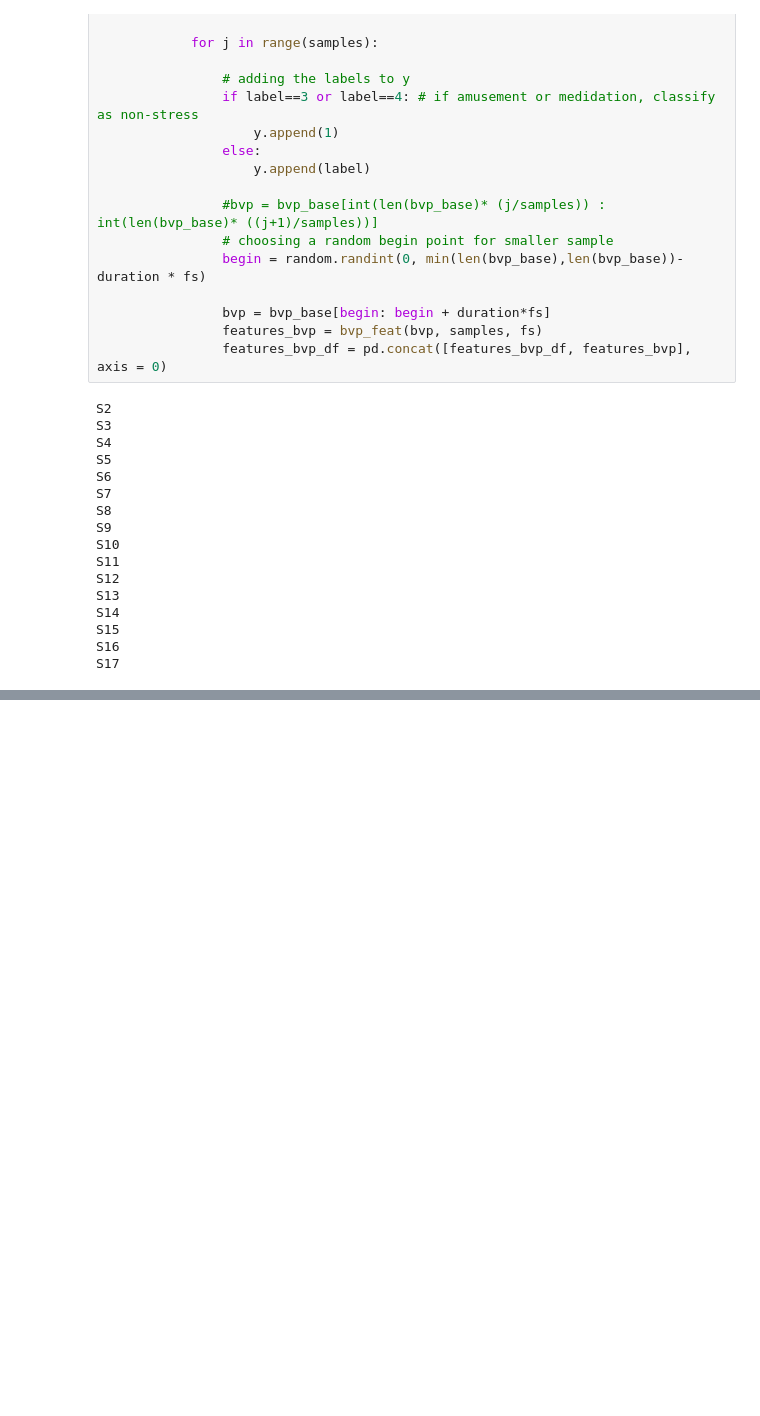
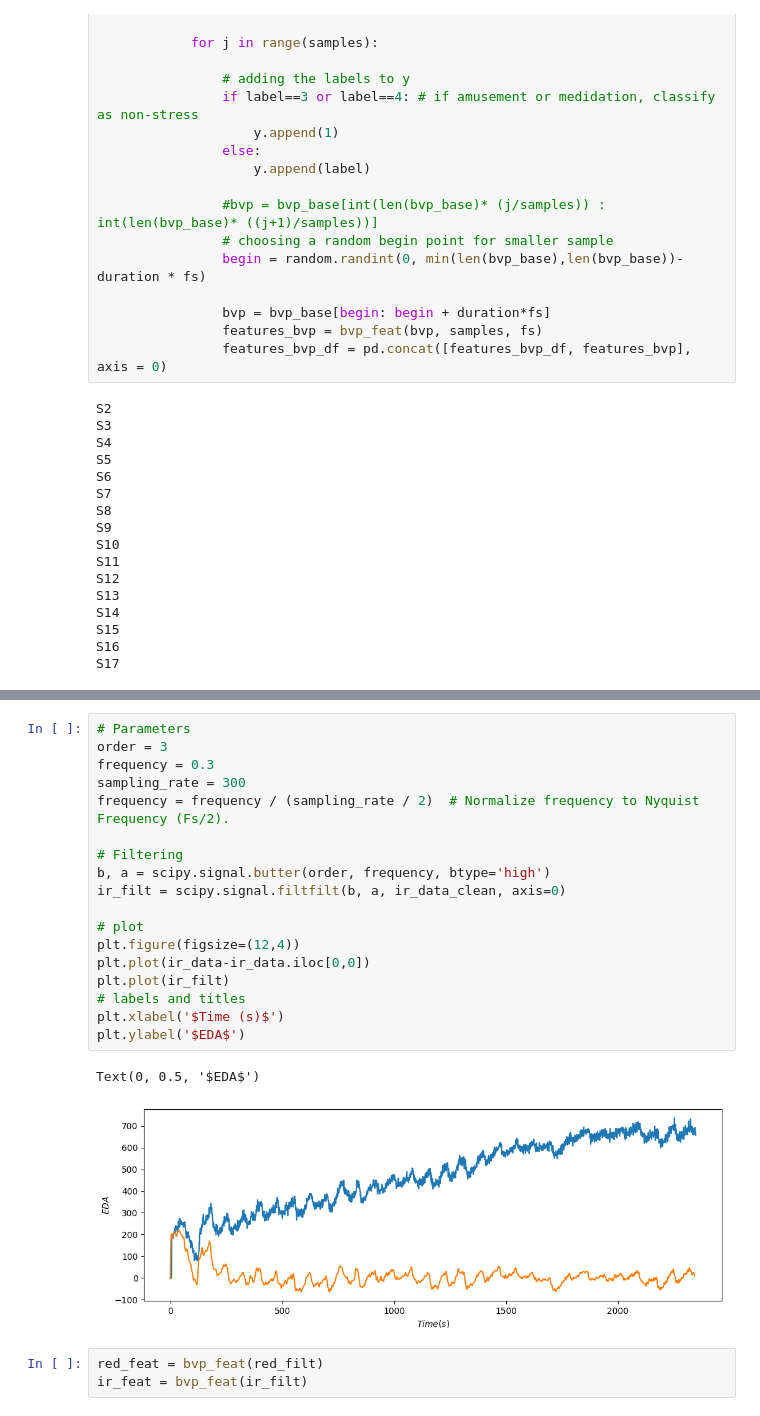
Before and after one commit to aacudad/EPO4-C2, a Jupyter notebook: PPG_preprocessing.ipynb, the cells around one changed output, grey strips where cells are left out. Saved outputs shown, nothing was run; the diff lists cells and outputs as text; blank space fills up the shorter version.

```diff
--- a/PPG_preprocessing.ipynb
+++ b/PPG_preprocessing.ipynb
@@ -248,0 +286,24 @@ S17
+# %%
+# Parameters
+order = 3
+frequency = 0.3
+sampling_rate = 300
+frequency = frequency / (sampling_rate / 2)  # Normalize frequency to Nyquist Frequency (Fs/2).
+
+# Filtering
+b, a = scipy.signal.butter(order, frequency, btype='high')
+ir_filt = scipy.signal.filtfilt(b, a, ir_data_clean, axis=0)
+
+# plot
+plt.figure(figsize=(12,4))
+plt.plot(ir_data-ir_data.iloc[0,0])
+plt.plot(ir_filt)
+# labels and titles
+plt.xlabel('$Time (s)$')
+plt.ylabel('$EDA$')
+# %% [output]
+Text(0, 0.5, '$EDA$')
+[figure, added]
+# %%
+red_feat = bvp_feat(red_filt)
+ir_feat = bvp_feat(ir_filt)
```
Also changed, not shown: parts of 10 cells of this notebook, 1 other file.
